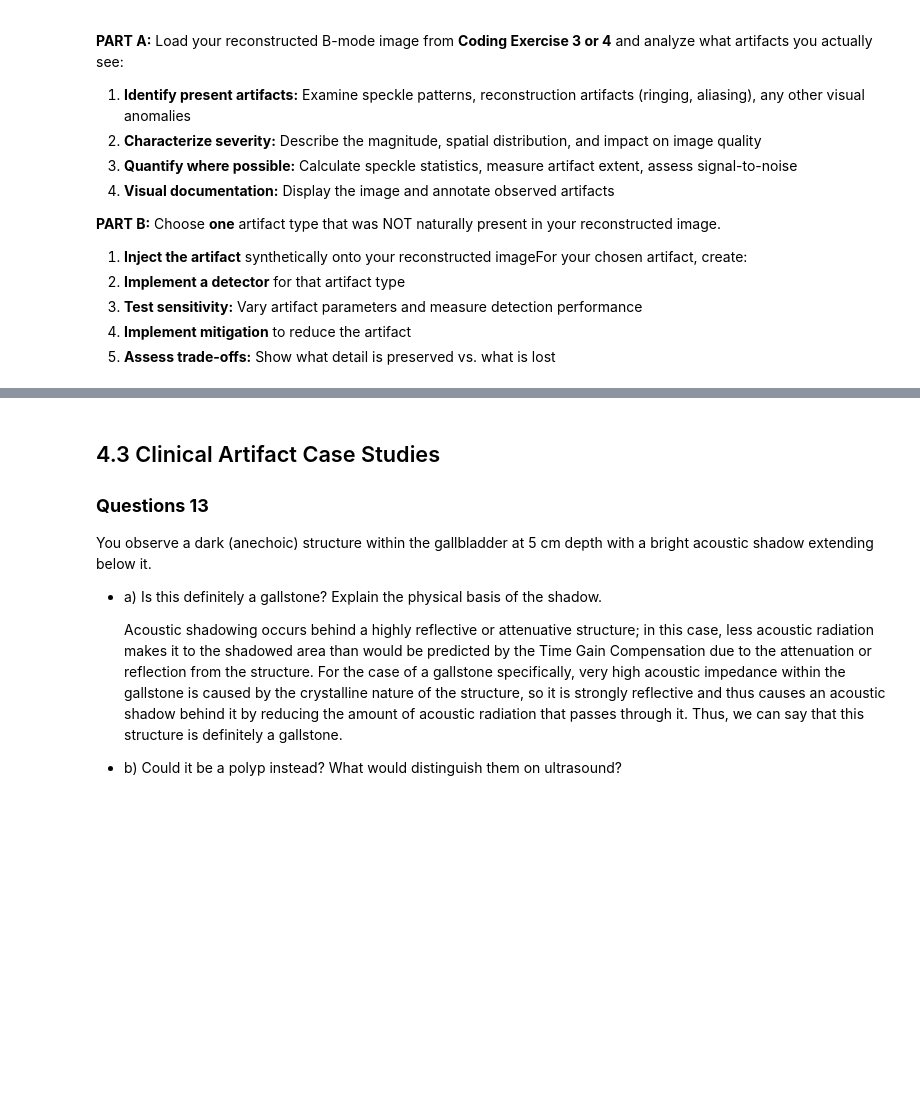
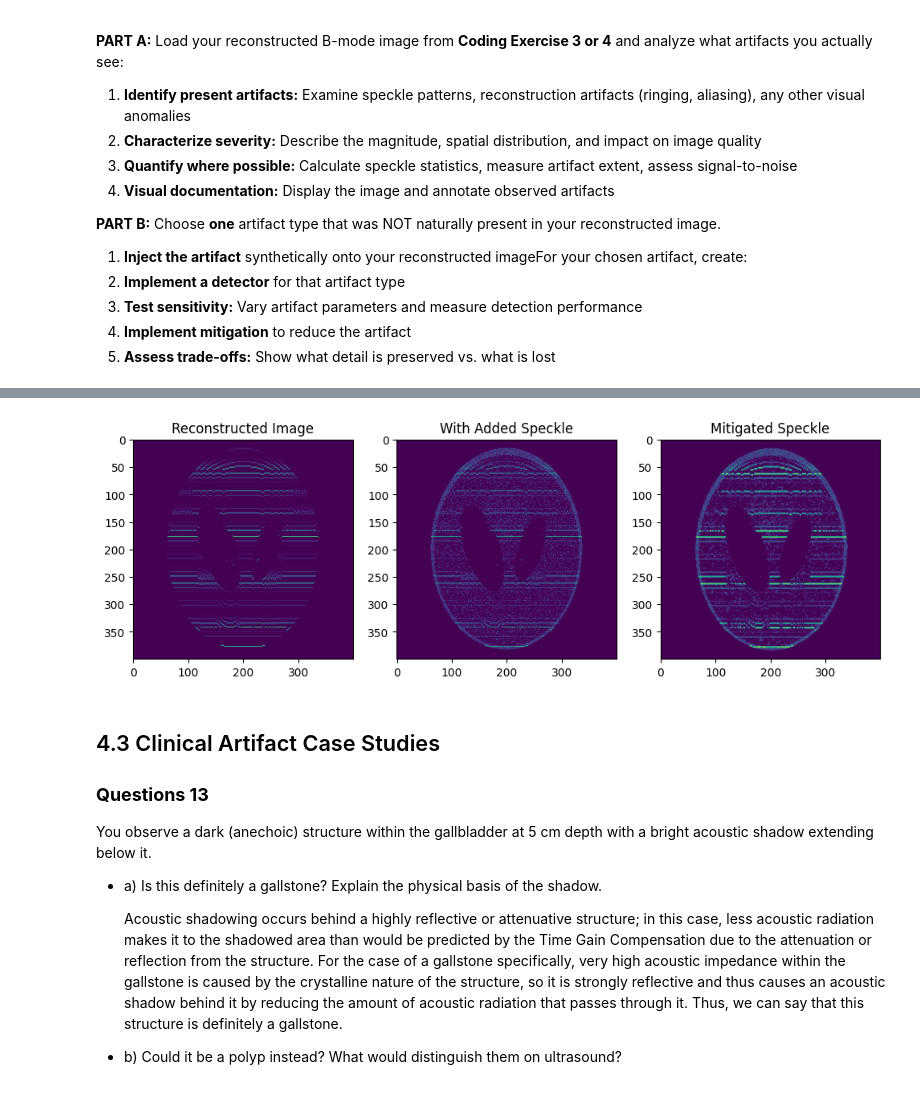
Before and after one commit to DeemDeem52/BMEN509-623_Deliverable_3, a Jupyter notebook: deliverable-03-starter.ipynb, the cells around one changed output, grey strips where cells are left out. Saved outputs shown, nothing was run; the diff lists cells and outputs as text; code cells hidden in the pictures; blank space fills up the shorter version.

```diff
--- a/deliverable-03-starter.ipynb
+++ b/deliverable-03-starter.ipynb
@@ -1020,23 +965,96 @@ Load your reconstructed B-mode image from **Coding Exercise 3 or 4** and analyze
 # %%
 # PART A: Analyze Natural Artifacts
 # TODO: Load your reconstructed B-mode image from Exercise 3 or 4
-# ...
+fig, (ax1, ax2, ax3) = plt.subplots(1, 3, figsize=(12, 5))
+ax1.imshow(shepp_logan_reconstructed)
+ax1.set_title("Reconstructed Image")
 
 # TODO: Identify and characterize artifacts present in your image
-# ...
+'''
+The primary artifacts present in the image are reverberation artifacts.
+They are characterised by many parallel lines in the image.
+In real pathology, these would be caused by repeated echoing between two
+reflective structures in the body before the signal returns to the detector.
+'''
 
 # TODO: Quantify artifact properties (speckle statistics, artifact extent, etc.)
-# ...
+'''
+Since we have assumed that 1 pixel is 1 mm in terms of side length, we can
+characterise the distance between reflectors required to produce the reverberation
+artifacts.
+'''
+for scanline in [100, 200, 300]: # choose selected scanlines where there aren't any large empty spaces (outliers)
+    reverb_peaks = sp.find_peaks(np.transpose(shepp_logan_reconstructed)[scanline], distance=10, height=0.9)[0]
+    distances = []
+    average_distances = []
+    for i in range(len(reverb_peaks)):
+        if i > 0:
+            distances.append(reverb_peaks[i] - reverb_peaks[i-1])
+    average_distances.append(np.mean(distances))
+print(f"Average distance between reverberation lines: {round(np.mean(average_distances), 2)} mm")
+
+'''
+Thus, we can see that the structures that caused the reverberation appear to be about 3.4 cm apart.
+'''
 
 # PART B: Inject Your Choice of Artifact
 # TODO: Choose one artifact type (shadowing, enhancement, reverberation, or other)
-# ...
+'''
+I will add speckle to this image.
+'''
 
 # TODO: Synthetically inject the artifact onto your reconstructed image
-# ...
+'''
+Speckle is *not* random noise. Even so, it may appear like noise to a human observer.
+Thus, I will use noise to simulate the speckle, with the caveat that I will use a
+specified seed so that it remains the same regardless of how many times it is rerun,
+to imitate the fact that real speckle is a feature of tissue and so is predictable.
+'''
+random.seed(314) # speckle is the same regardless of how many times you image
+
+with_speckle = shepp_logan_reconstructed.copy()
+
+for (x, y), pixel in np.ndenumerate(phantom):
+    if pixel > 0: # speckle will not show up in regions without any small scatterers
+        # (i.e. fluid- or air-filled areas will not show speckle)
+        if random.random() < pixel: # denser regions will have more speckle than others
+            with_speckle[x][y] += (2*random.random())
+
+ax2.imshow(with_speckle)
+ax2.set_title("With Added Speckle")
 
 # TODO: Implement a detector for your chosen artifact
-# ...
+def speckle_detector(image):
+    if (np.std(image) / np.mean(image)) > 5:
+        return "Minimal Speckle"
+    else:
+        return "Significant Speckle"
 
 # TODO: Test detector performance and implement mitigation
-# ...
+print("Original Image:", speckle_detector(shepp_logan_reconstructed))
+print("With Added Speckle:", speckle_detector(with_speckle))
+
+'''
+Since speckle is a high-spatial-frequency phenomenon, we can use
+a Gausian or median smoothing filter to reduce the speckle,
+at the cost of blurring or reducing visibility of small pathology.
+'''
+from scipy.ndimage import median_filter
+# this methodology courtesy of my notes from ENEL 503 (Computer Vision)
+
+reduced_speckle = median_filter(with_speckle, size=2)
+reduced_speckle = median_filter(reduced_speckle, size=2)
+# do it twice with the same filter size to visually get rid of most speckle
+
+ax3.imshow(reduced_speckle)
+ax3.set_title("Mitigated Speckle")
+
+print("Mitigated Speckle:", speckle_detector(reduced_speckle))
+'''
+The speckle detector still identifies significant speckle in the reduced-speckle image
+This makes sense; the proper way to deal with speckle is to take multiple images and
+cancel out the speckle, since (as previously mentioned) it is deterministic; it should
+not be done in post-processing like the question is telling us to do!
+'''
+plt.show()
+# %% [output]
@@ -1043,3 +1065,4 @@ Load your reconstructed B-mode image from **Coding Exercise 3 or 4** and analyze
+[figure, added]
 # %% [markdown]
 ## 4.3 Clinical Artifact Case Studies
 
```
Also changed, not shown: parts of 7 cells of this notebook.
